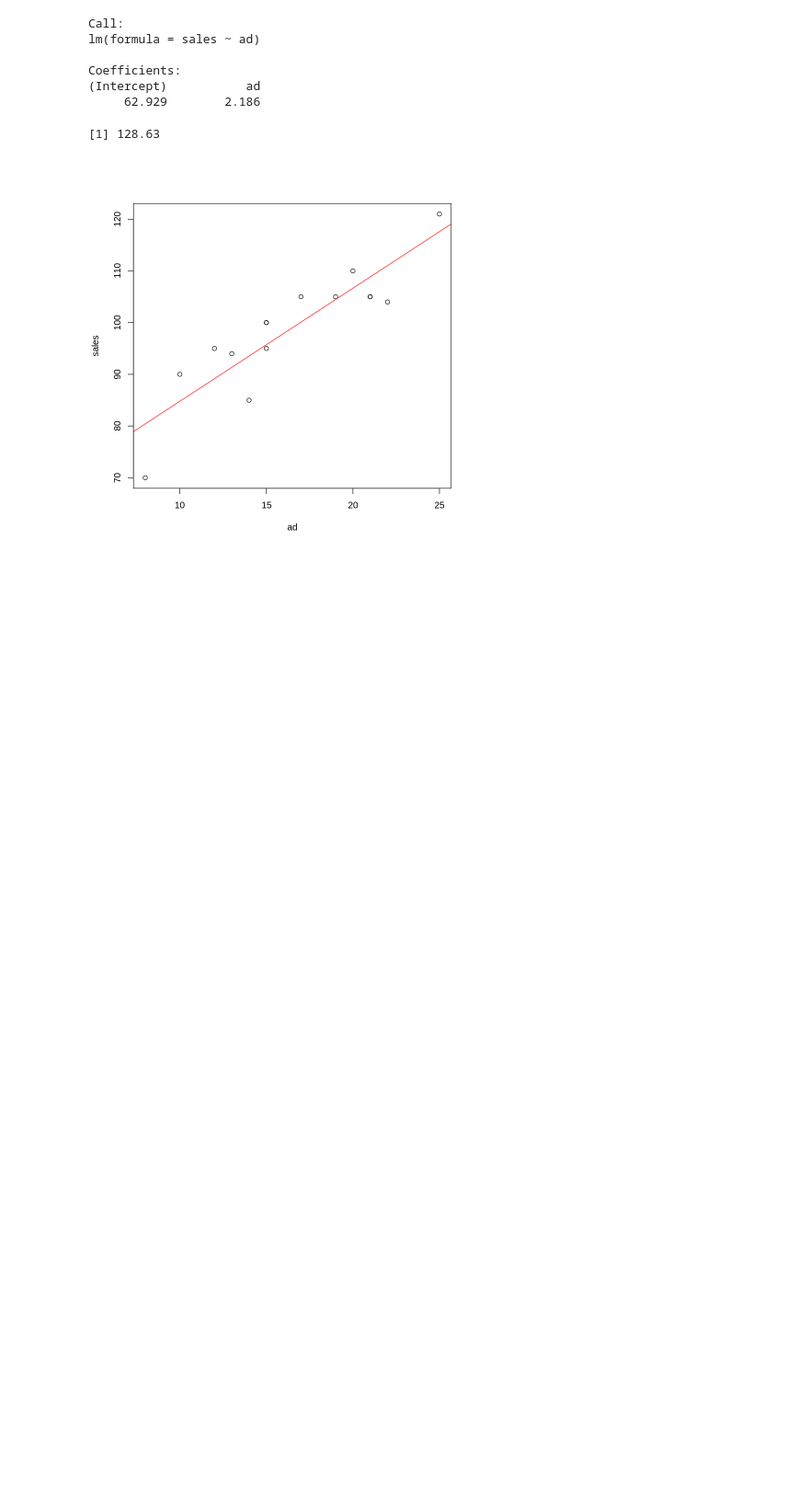
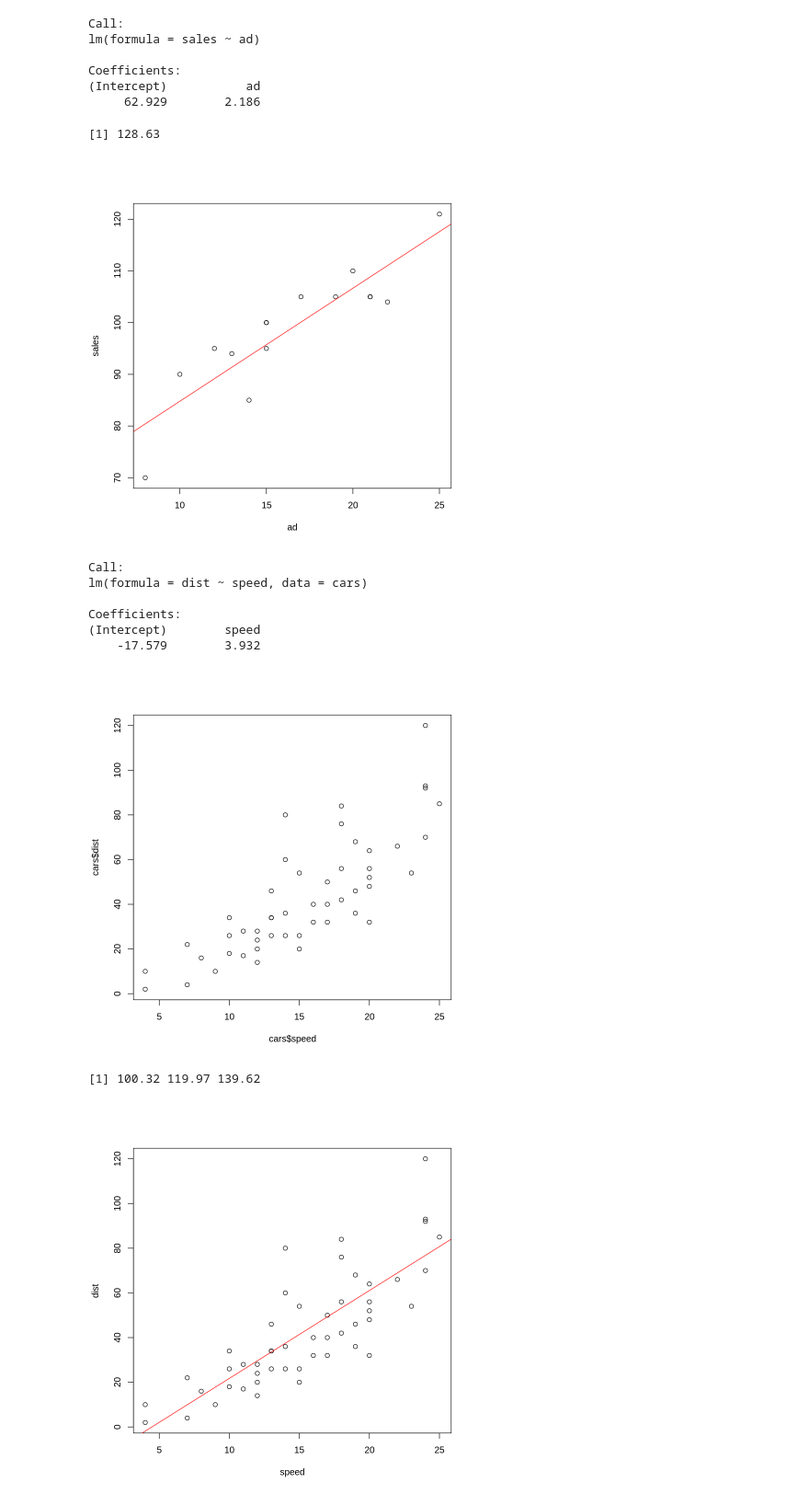
Before and after one commit to mermerm/r_statistics, a Jupyter notebook: 16regression.ipynb, the cells around one changed output. Shown at 92% size. Saved outputs shown, nothing was run; the diff lists cells and outputs as text; code cells hidden in the pictures; blank space fills up the shorter version.

```diff
--- a/16regression.ipynb
+++ b/16regression.ipynb
@@ -31,3 +47,26 @@ Coefficients:
      62.929        2.186
 [1] 128.63
 [figure]
+# %%
+# cars 데이터셋을 이용해서 속도speed에 따른 제동거리를dist 예측하는 회귀방정식을 작성해보고 시각화도 하세요.
+# 또한, 주행속도가 30, 35, 40일 때 제동거리를 예측하세요.
+plot(cars$speed, cars$dist)
+lm(dist~speed, cars)
+# -17.58, 3.93
+# y = -17.58+3.93x
+
+plot(cars)
+abline(lm(dist~speed, cars), col='red')
+
+x = c(30, 35, 40)
+-17.58+3.93*x
+# %% [output]
+Call:
+lm(formula = dist ~ speed, data = cars)
+
+Coefficients:
+(Intercept)        speed
+    -17.579        3.932
+[figure, added]
+[1] 100.32 119.97 139.62
+[figure, added]
```
Also changed, not shown: parts of 18 cells of this notebook.
